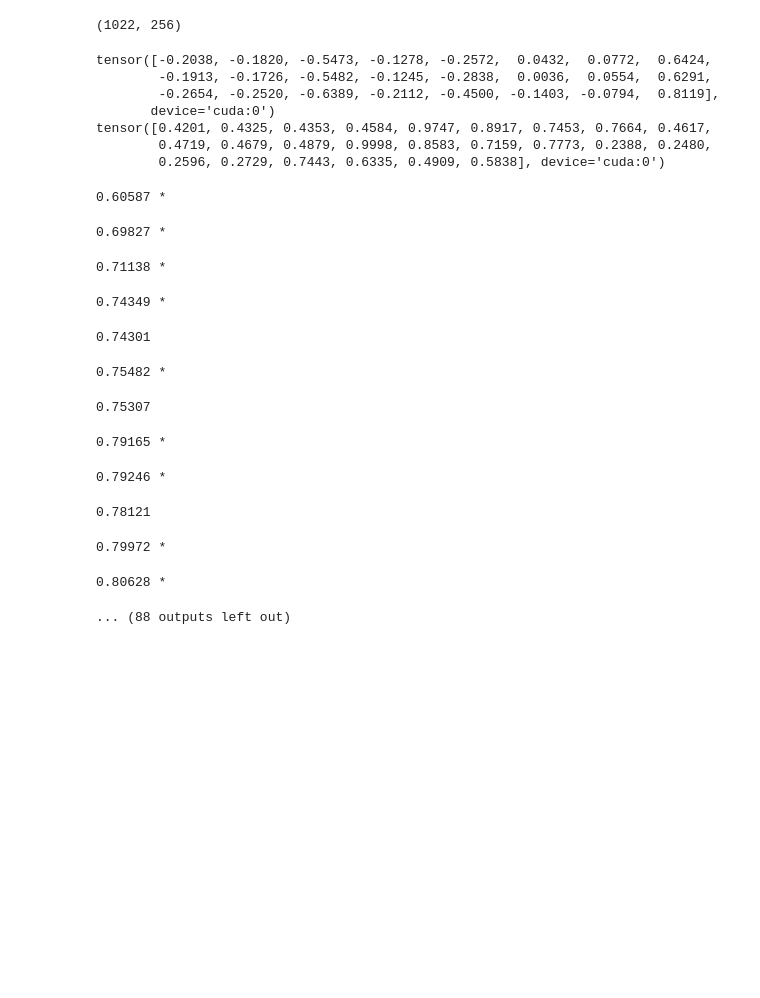
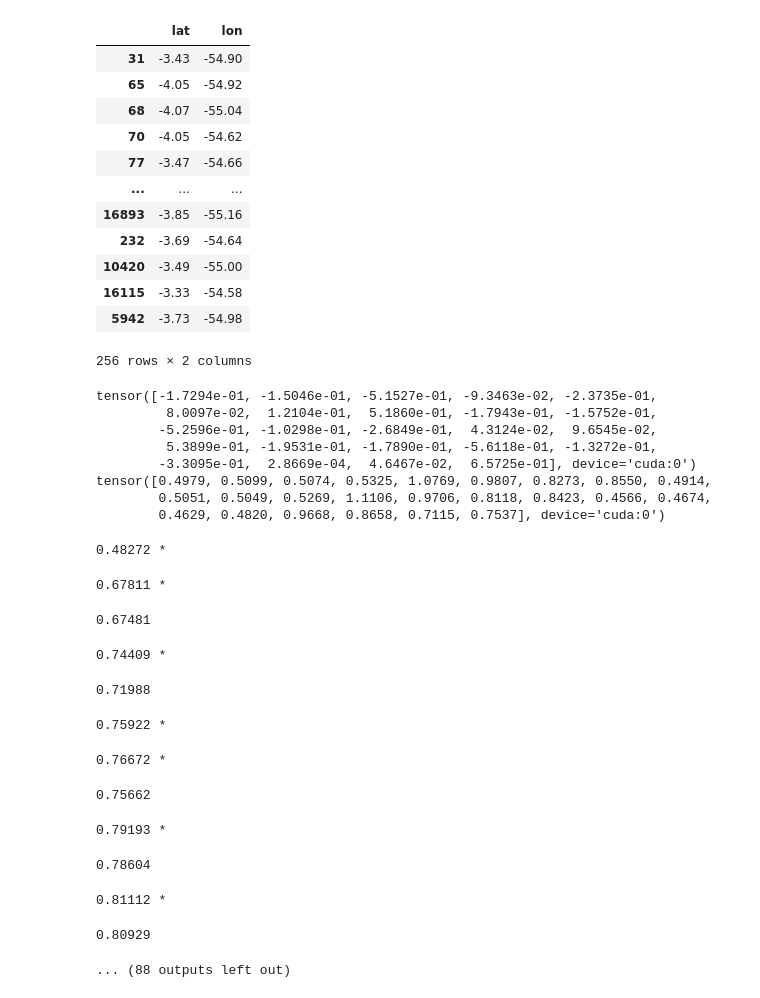
Before and after one commit to danilolc/deforestation-segmentation, a Jupyter notebook: 7 Triple Segmentation.ipynb, the cells around one changed output. Cells and saved outputs as stored; diff of their text form; code cells hidden in the pictures; blank space fills up the shorter version.

```diff
--- a/7 Triple Segmentation.ipynb
+++ b/7 Triple Segmentation.ipynb
@@ -61,53 +61,72 @@ class SatelliteDataset(Dataset):
                 transforms.RandomCrop((64, 64)),
                 transforms.Normalize(IM, IS),
 
-                transforms.RandomApply([ChannelJitter(0.2, 0.2)], p=0.3),
-                transforms.RandomApply([RandomNoise(0.2)], p=0.3),
+                transforms.RandomApply([ChannelJitter(0.2, 0.2)], p=0.2),
+                transforms.RandomApply([RandomNoise(0.2)], p=0.2),
             ])
 
     def __len__(self):
         return self.positions.shape[0]
 
     def __getitem__(self, idx):
 
         position = self.positions.iloc[idx]
         series = self.images[(self.images["lat"] == position["lat"]) & (self.images["lon"] == position["lon"])]
 
         filename = series.sample(1)["filename"].values[0]
 
         img = np.load(self.img_dir + filename)
         img = self.transform(img)
 
         return img[:-1, :, :].to(device), img[-1, :, :].to(device)
 
+# Results depend on validation set, so we fix the seed
+np.random.seed(0)
+torch.manual_seed(0)
+
 positions = df[["lat", "lon"]].drop_duplicates()
 
 train_positions = positions.sample(frac=0.8)
 val_positions   = positions.drop(train_positions.index)
 
 train_ds = SatelliteDataset(path, train_positions, df)
 train_dl = DataLoader(train_ds, batch_size=16, shuffle=True)
 
 val_ds = SatelliteDataset(path, val_positions, df, validaion=True)
 val_dl = DataLoader(val_ds, batch_size=len(val_ds) * 4, shuffle=True)
 
 test_dl = DataLoader(train_ds, batch_size=len(val_ds), shuffle=True)
 
 len(train_ds), len(val_ds)
+
+val_ds.positions
 # %% [output]
+|  | lat | lon |
+| 31 | -3.43 | -54.90 |
+| 65 | -4.05 | -54.92 |
+| 68 | -4.07 | -55.04 |
+| 70 | -4.05 | -54.62 |
+| 77 | -3.47 | -54.66 |
+| ... | ... | ... |
+| 16893 | -3.85 | -55.16 |
+| 232 | -3.69 | -54.64 |
+| 10420 | -3.49 | -55.00 |
+| 16115 | -3.33 | -54.58 |
+| 5942 | -3.73 | -54.98 |
-(1022, 256)
+256 rows × 2 columns
 # %%
 im, lb = next(iter(val_dl))
 print(im.mean(dim=[0,2,3]))
 print(im.std(dim=[0,2,3]))
 # %% [output]
-tensor([-0.2038, -0.1820, -0.5473, -0.1278, -0.2572,  0.0432,  0.0772,  0.6424,
-        -0.1913, -0.1726, -0.5482, -0.1245, -0.2838,  0.0036,  0.0554,  0.6291,
-        -0.2654, -0.2520, -0.6389, -0.2112, -0.4500, -0.1403, -0.0794,  0.8119],
-       device='cuda:0')
-tensor([0.4201, 0.4325, 0.4353, 0.4584, 0.9747, 0.8917, 0.7453, 0.7664, 0.4617,
-        0.4719, 0.4679, 0.4879, 0.9998, 0.8583, 0.7159, 0.7773, 0.2388, 0.2480,
-        0.2596, 0.2729, 0.7443, 0.6335, 0.4909, 0.5838], device='cuda:0')
+tensor([-1.7294e-01, -1.5046e-01, -5.1527e-01, -9.3463e-02, -2.3735e-01,
+         8.0097e-02,  1.2104e-01,  5.1860e-01, -1.7943e-01, -1.5752e-01,
+        -5.2596e-01, -1.0298e-01, -2.6849e-01,  4.3124e-02,  9.6545e-02,
+         5.3899e-01, -1.9531e-01, -1.7890e-01, -5.6118e-01, -1.3272e-01,
+        -3.3095e-01,  2.8669e-04,  4.6467e-02,  6.5725e-01], device='cuda:0')
+tensor([0.4979, 0.5099, 0.5074, 0.5325, 1.0769, 0.9807, 0.8273, 0.8550, 0.4914,
+        0.5051, 0.5049, 0.5269, 1.1106, 0.9706, 0.8118, 0.8423, 0.4566, 0.4674,
+        0.4629, 0.4820, 0.9668, 0.8658, 0.7115, 0.7537], device='cuda:0')
 # %%
 #https://www.mdpi.com/2079-9292/11/1/130
 class Network(nn.Module):
@@ -203,8 +223,8 @@ loss_fn = lambda output, target: bce_loss(output, target) + 2 * ssim_loss(torch.
 
 optimizer = torch.optim.AdamW(model.parameters(), lr=1e-4)
 
-epochs = 200
-patience = 30
+epochs = 300
+patience = 100
 
 best_f1 = -torch.inf
 best_model = model.state_dict()
@@ -256,17 +276,17 @@ for i in range(epochs):
 
         model.train()
 # %% [output]
-0.60587 *
+0.48272 *
-0.69827 *
+0.67811 *
-0.71138 *
+0.67481
-0.74349 *
+0.74409 *
-0.74301
+0.71988
-0.75482 *
+0.75922 *
-0.75307
+0.76672 *
-0.79165 *
+0.75662
-0.79246 *
+0.79193 *
-0.78121
+0.78604
-0.79972 *
+0.81112 *
-0.80628 *
+0.80929
 ... (88 outputs left out)
 # %%
```
Also changed, not shown: parts of 4 cells of this notebook, 4 other files.
